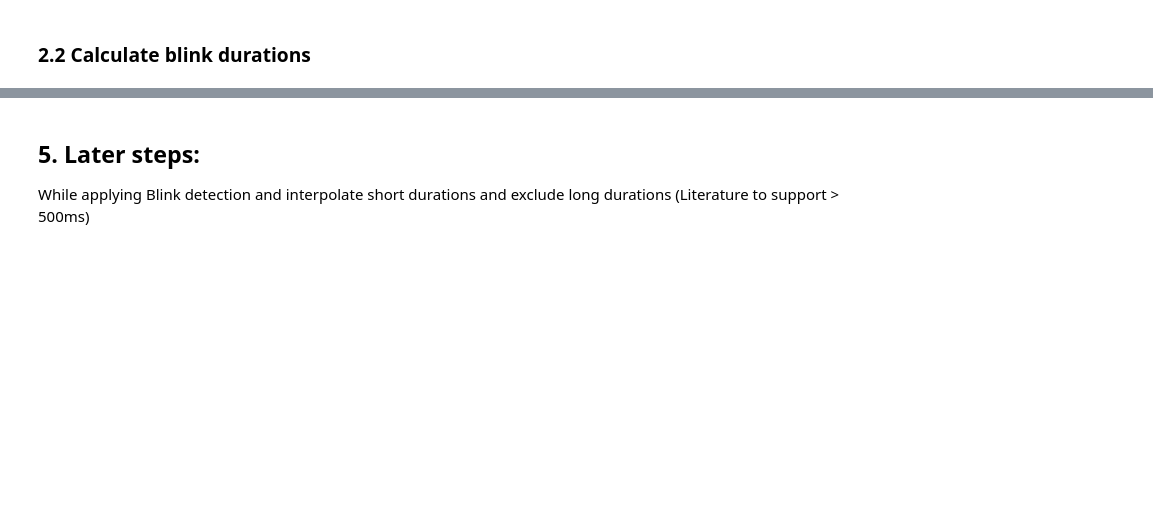
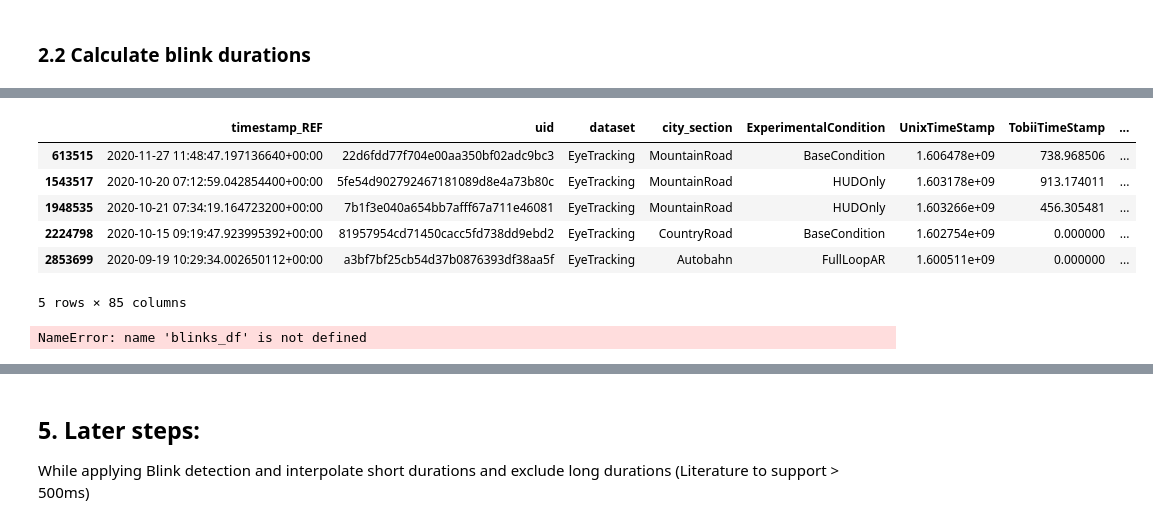
Before and after one commit to JohnMadrid/fpca-takeOverRequests, a Jupyter notebook: preprocessing.ipynb, the cells around one changed output, grey strips where cells are left out. Saved outputs shown, nothing was run; the diff lists cells and outputs as text; code cells hidden in the pictures; blank space fills up the shorter version.

```diff
--- a/preprocessing.ipynb
+++ b/preprocessing.ipynb
@@ -418,0 +394,15 @@ plt.show()
+# %%
+blink_durations_df[blink_durations_df['BlinkDuration'] > 10]
+# %% [output]
+|  | timestamp_REF | uid | dataset | city_section | ExperimentalCondition | UnixTimeStamp | TobiiTimeStamp | ... |
+| 613515 | 2020-11-27 11:48:47.197136640+00:00 | 22d6fdd77f704e00aa350bf02adc9bc3 | EyeTracking | MountainRoad | BaseCondition | 1.606478e+09 | 738.968506 | ... |
+| 1543517 | 2020-10-20 07:12:59.042854400+00:00 | 5fe54d902792467181089d8e4a73b80c | EyeTracking | MountainRoad | HUDOnly | 1.603178e+09 | 913.174011 | ... |
+| 1948535 | 2020-10-21 07:34:19.164723200+00:00 | 7b1f3e040a654bb7afff67a711e46081 | EyeTracking | MountainRoad | HUDOnly | 1.603266e+09 | 456.305481 | ... |
+| 2224798 | 2020-10-15 09:19:47.923995392+00:00 | 81957954cd71450cacc5fd738dd9ebd2 | EyeTracking | CountryRoad | BaseCondition | 1.602754e+09 | 0.000000 | ... |
+| 2853699 | 2020-09-19 10:29:34.002650112+00:00 | a3bf7bf25cb54d37b0876393df38aa5f | EyeTracking | Autobahn | FullLoopAR | 1.600511e+09 | 0.000000 | ... |
+5 rows × 85 columns
+# %%
+# Visually inspect > 100 s blink durations suggesting recording issues
+blinks_df[blinks_df['uid'] == 'a3bf7bf25cb54d37b0876393df38aa5f']
+# %% [output]
+NameError: name 'blinks_df' is not defined
```
Also changed, not shown: parts of 12 cells of this notebook.
